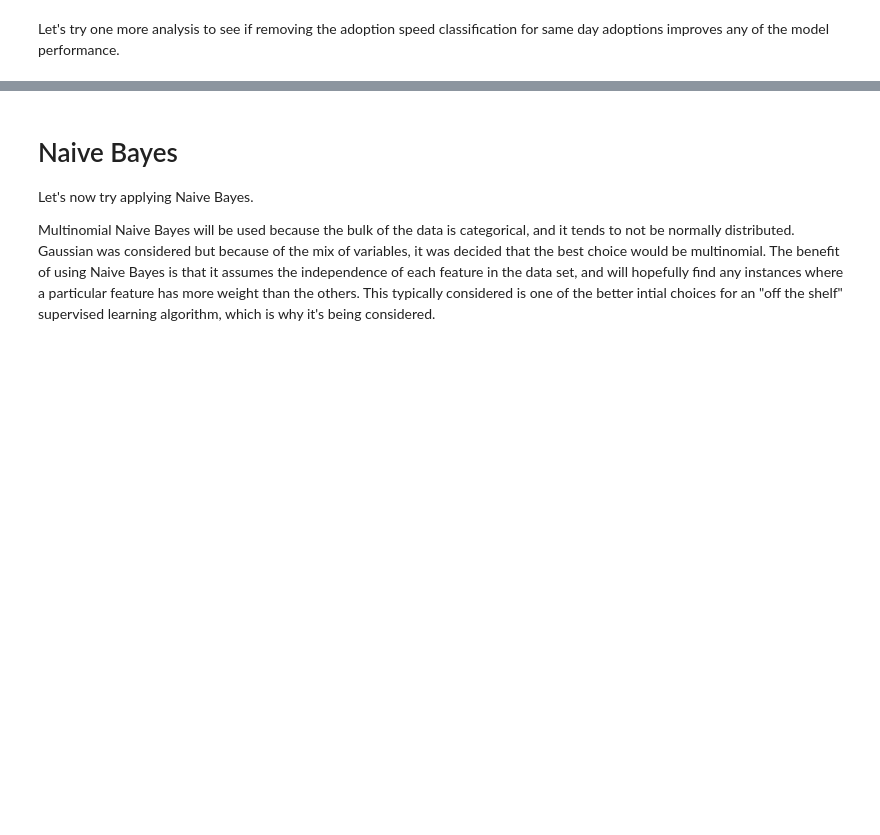
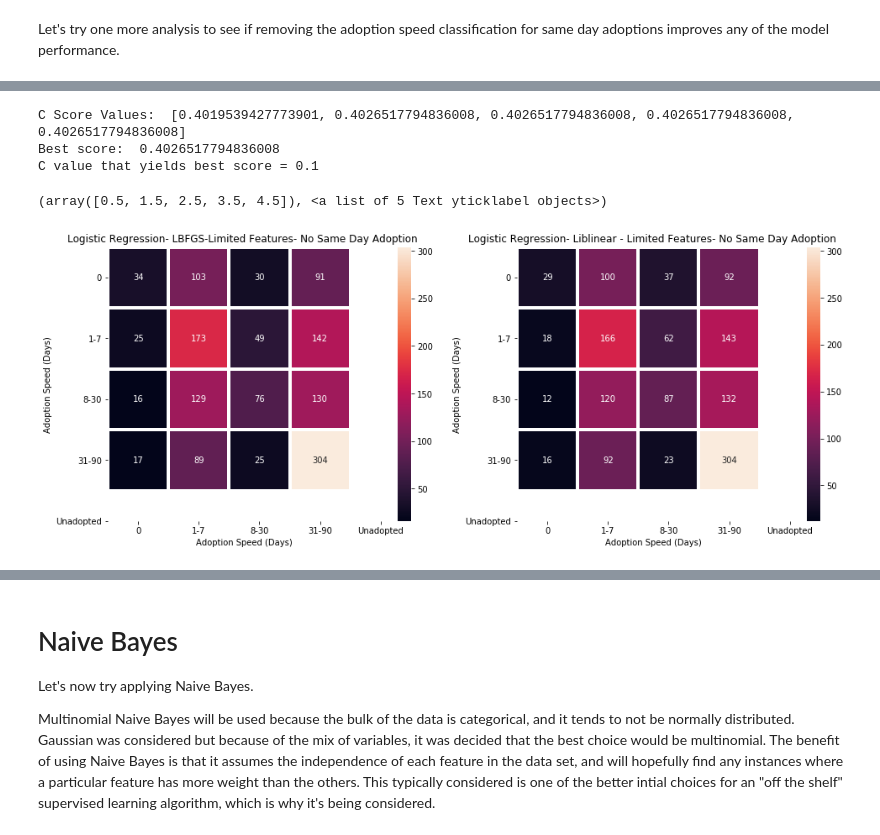
Before and after one commit to CJEJansson/Springboard_Projects, a Jupyter notebook: Capstone 1/4. In-Depth Analysis/In_Depth_Analysis.ipynb, the cells around one changed output, grey strips where cells are left out. Cells and saved outputs as stored; diff of their text form; code cells hidden in the pictures; blank space fills up the shorter version.

```diff
--- a/Capstone 1/4. In-Depth Analysis/In_Depth_Analysis.ipynb
+++ b/Capstone 1/4. In-Depth Analysis/In_Depth_Analysis.ipynb
@@ -436,3 +552,70 @@ Logistic Regression, all features 0.3633879781420765
+# %%
+#the grid of parameters to search over
+Cs = [0.001, 0.1, 1, 10, 100]
+
+# initialize an empty array
+C_scores=[]
+
+#Run model over each C value in Cs
+for param in Cs:
+    clf = LogisticRegression(C=param,solver='lbfgs',multi_class='ovr')
+    fit = clf.fit(xtestlr,ytestlr)
+    score = accuracy_score(clf.predict(xtestlr), ytestlr)
+    C_scores.append(score)
+
+max_score = max(C_scores)
+max_idx = C_scores.index(max(C_scores))
+highest_C = Cs[max_idx]
+
+print('C Score Values: ' , C_scores)
+print("Best score: ", max_score)
+print("C value that yields best score =", highest_C)
+# %% [output]
+C Score Values:  [0.4019539427773901, 0.4026517794836008, 0.4026517794836008, 0.4026517794836008, 0.4026517794836008]
+Best score:  0.4026517794836008
+C value that yields best score = 0.1
+# %%
+#Test the model on Rescuer ID, age, and breed
+xlr, xtestlr, ylr, ytestlr = train_test_split(dtrain_alt[['RescuerInt','Breed1','Age','PhotoAmt']],
+                                              np.ravel(dtrain_alt[['AdoptionSpeed']],order='C'),
+                                              stratify=dtrain_alt['AdoptionSpeed'],
+                                              test_size=0.2,random_state=42)
+
+logRegrA = LogisticRegression(C= 0.1,solver='lbfgs',multi_class='ovr', max_iter=10000)
+logRegAf = logRegrA.fit(xlr, ylr)
+y_predA = logRegrA.predict(xtestlr)
+cm_A = confusion_matrix(ytestlr,y_predA)
+
+logRegrB = LogisticRegression(C=1,solver='liblinear',multi_class='ovr')
+logRegBf = logRegrB.fit(xlr, ylr)
+y_predB = logRegrB.predict(xtestlr)
+cm_B = confusion_matrix(ytestlr,y_predB)
+
+#import Labels for heatmaps
+adpt_spd = adptspeed.AdoptionSpeed
+
+#Create Figure with 2 subplots
+fig, ax = plt.subplots(figsize = (16, 6))
+
+#Plot Confusion matrix of LBFGS model
+plt.subplot(1, 2, 1)
+ax = sns.heatmap(cm_A, annot=True, fmt='g', xticklabels = adpt_spd, yticklabels = adpt_spd, linewidths = 3)
+ax.set(title = 'Logistic Regression- LBFGS-Limited Features- No Same Day Adoption ',
+      xlabel = 'Adoption Speed (Days)',
+      ylabel = 'Adoption Speed (Days)')
+plt.yticks(rotation = 0)
+
+
+#Plot Confusion matrix of Liblinear model
+plt.subplot(1, 2, 2)
+ax = sns.heatmap(cm_B, annot=True, fmt='g', xticklabels = adpt_spd, yticklabels = adpt_spd, linewidths = 3)
+ax.set(title = 'Logistic Regression- Liblinear - Limited Features- No Same Day Adoption ',
+      xlabel = 'Adoption Speed (Days)',
+      ylabel = 'Adoption Speed (Days)')
+plt.yticks(rotation = 0)
+# %% [output]
+(array([0.5, 1.5, 2.5, 3.5, 4.5]), <a list of 5 Text yticklabel objects>)
+[figure, added]
 # %%
 #the grid of parameters to search over
 Cs = [0.001, 0.1, 1, 10, 100]
```
Also changed, not shown: parts of 94 cells of this notebook.
